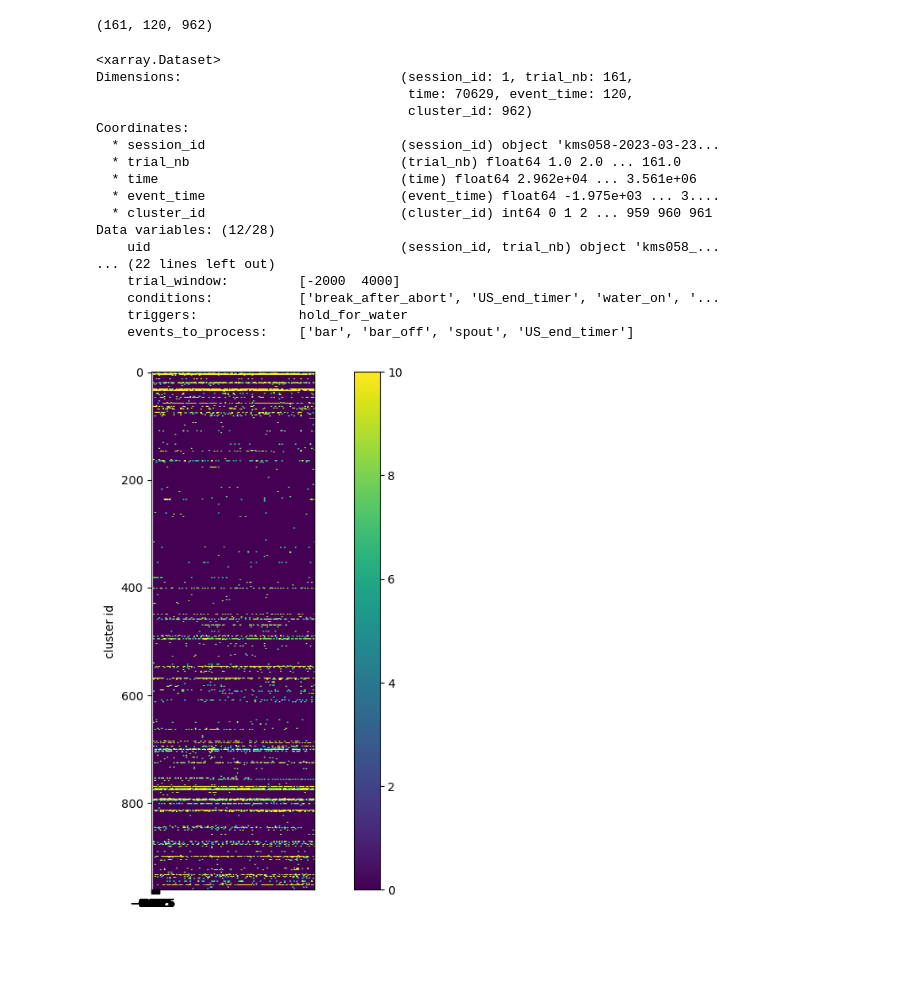
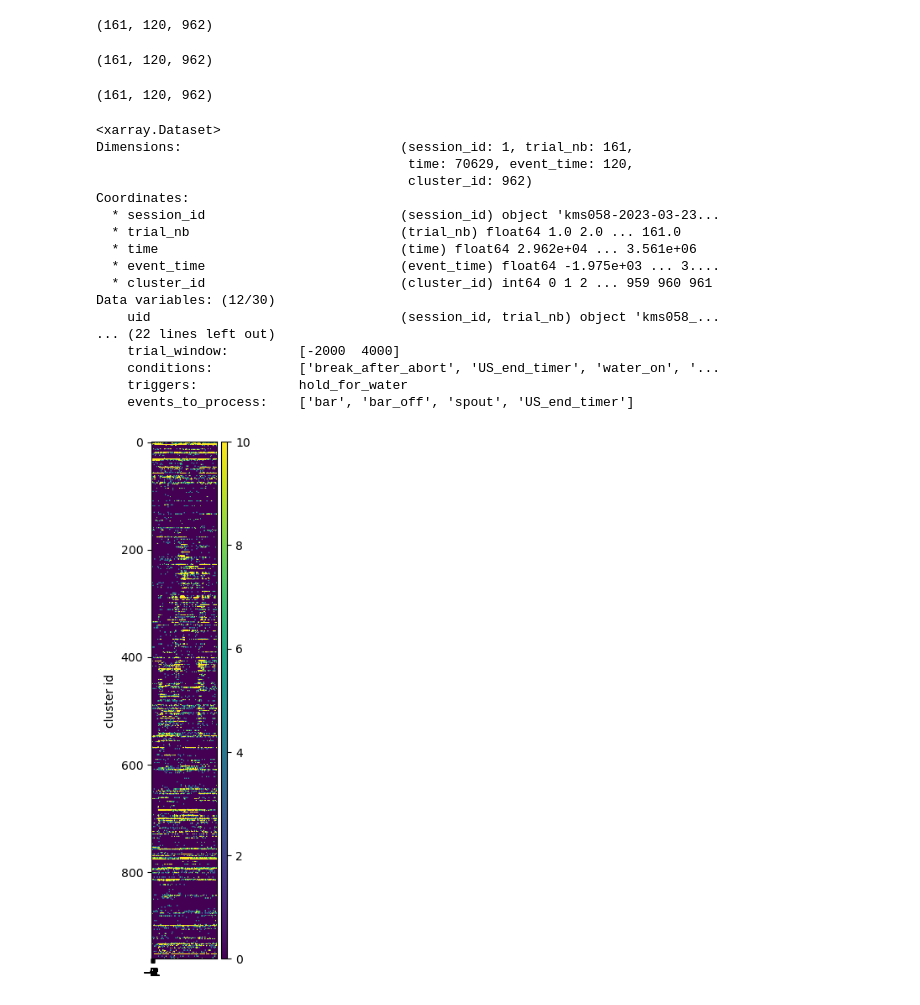
Before and after one commit to Magill-ASAP-team/trialexp, a Jupyter notebook: notebooks/workflow/Spike sync.ipynb, the cells around one changed output. Saved outputs shown, nothing was run; the diff lists cells and outputs as text; code cells hidden in the pictures; blank space fills up the shorter version.

```diff
--- a/notebooks/workflow/Spike sync.ipynb
+++ b/notebooks/workflow/Spike sync.ipynb
@@ -25,4 +26,9 @@ path = base / Path('Julien/Data/head-fixed/by_sessions/reaching_go_spout_bar_nov
 # Manualliy find the correct timestamp file for now
 rec_properties = pd.read_csv(path.parent/'rec_properties.csv')
 rec_properties.sync_path.iloc[2]
+
+# Manually get the start time for now
+# TODO: fix the bug in create_folder
+tstart = rec_properties.tstart.iloc[0]
+tstart
 # %% [output]
@@ -43,12 +52,16 @@ assert rsync is not None
 probeA_sorting = si.load_extractor(path/'ProbeA')
 # %%
 # Sync and  all the sorting to ms
+# spike time from sorting count from the beginning of the recording
+# where the rsync time count from the beginning of the open ephys session
+# so we need to shift the spike time to the ephys rsync time unit first
+
 spike_times = []
 Fs = 30000
 max_time = 0
 for id in tqdm(probeA_sorting.get_unit_ids()):
     spk_time = probeA_sorting.get_unit_spike_train(id)
-    spk_time = spk_time/Fs*1000
+    spk_time = (spk_time/Fs+tstart)*1000 #need to shift by the starting time of recording
     spk_time = rsync.A_to_B(spk_time)
 
     if len(spk_time)>0:
@@ -95,5 +112,12 @@ xa_spike_rate = xr.DataArray(
 # xa_spike_rate.expand_dims(dims={'probe':1})
 xr_session['spike_rate'] = xa_spike_rate
 # %%
-xr_session
+fig,ax = plt.subplots(1,1,figsize=(12,8))
+plt.imshow(xr_session['spike_rate'].data.T, vmax=10)
+plt.colorbar()
+ax.set_xlim([0,1000])
+ax.set_aspect(0.8)
+xticks = np.linspace(0,1000,10).astype(int)
+ax.set_xticks(xticks);
+ax.set_xticklabels(xr_session.time.data[xticks]/1000);
 # %% [output]
@@ -137,6 +151,22 @@ add_event_data(df_event, event_filters.get_first_event_from_name,
                extra_dimen=['cluster_id'], extra_coord={'cluster_id':cluster_ids})
 # %% [output]
 (161, 120, 962)
+# %%
+add_event_data(df_event, event_filters.get_first_bar_off, trial_window,
+               pyphoto_aligner, dataset, event_time_coord,
+               'spike_rate', 'first_bar_off', sampling_rate,
+              time_tolerance=bin_size, filter_func_kwargs={},
+               extra_dimen=['cluster_id'], extra_coord={'cluster_id':cluster_ids})
+# %% [output]
+(161, 120, 962)
+# %%
+add_event_data(df_event, event_filters.get_first_spout, trial_window,
+               pyphoto_aligner, dataset, event_time_coord,
+               'spike_rate', 'first_spout', sampling_rate,
+              time_tolerance=bin_size, filter_func_kwargs={},
+               extra_dimen=['cluster_id'], extra_coord={'cluster_id':cluster_ids})
+# %% [output]
+(161, 120, 962)
 # %%
 dataset
 # %% [output]
@@ -150,7 +180,7 @@ Coordinates:
   * time                               (time) float64 2.962e+04 ... 3.561e+06
   * event_time                         (event_time) float64 -1.975e+03 ... 3....
   * cluster_id                         (cluster_id) int64 0 1 2 ... 959 960 961
-Data variables: (12/28)
+Data variables: (12/30)
     uid                                (session_id, trial_nb) object 'kms058_...
 ... (22 lines left out)
     trial_window:         [-2000  4000]
@@ -158,15 +188,24 @@ Data variables: (12/28)
     triggers:             hold_for_water
     events_to_process:    ['bar', 'bar_off', 'spout', 'US_end_timer']
 # %%
+fig,ax = plt.subplots(1,1,figsize=(12,8))
+# extent=[120, 240, 0, 962]
 
-def plot_spike_rate(x, aspect, xticks, yticks):
-    fig,ax = plt.subplots(1,1,figsize=(12,8))
-    plt.imshow(x, vmax=10)
-    plt.colorbar()
-    ax.set_aspect(aspect)
-    ax.set(ylabel='cluster id', xticks=xticks)
+def plot_spike_rate(x, aspect, xticks, yticks, ax):
+    divider = make_axes_locatable(ax)
+    cax = divider.append_axes('right', size='10%', pad=0.05)
+    im = ax.imshow(x, vmax=10)
 
-plot_spike_rate(dataset['hold_for_water_spike_rate'].data[6].T, 0.4,
-                xticks=dataset.event_time.data/1000, yticks=dataset.cluster_id)
+    # plt.colorbar()
+    ax.set(ylabel='cluster id')
+
+    fig.colorbar(im, cax=cax, orientation='vertical')
+
+    # ax.set_aspect(aspect)
+    ax.set_xticks(xticks)
+
+
+plot_spike_rate(dataset['first_spout_spike_rate'].data[3].T, 0.5,
+                xticks=(dataset.event_time.data//1000), yticks=dataset.cluster_id,ax=ax)
 # %% [output]
-[figure, old version]
+[figure, new version]
```
Also changed, not shown: parts of 9 cells of this notebook.
